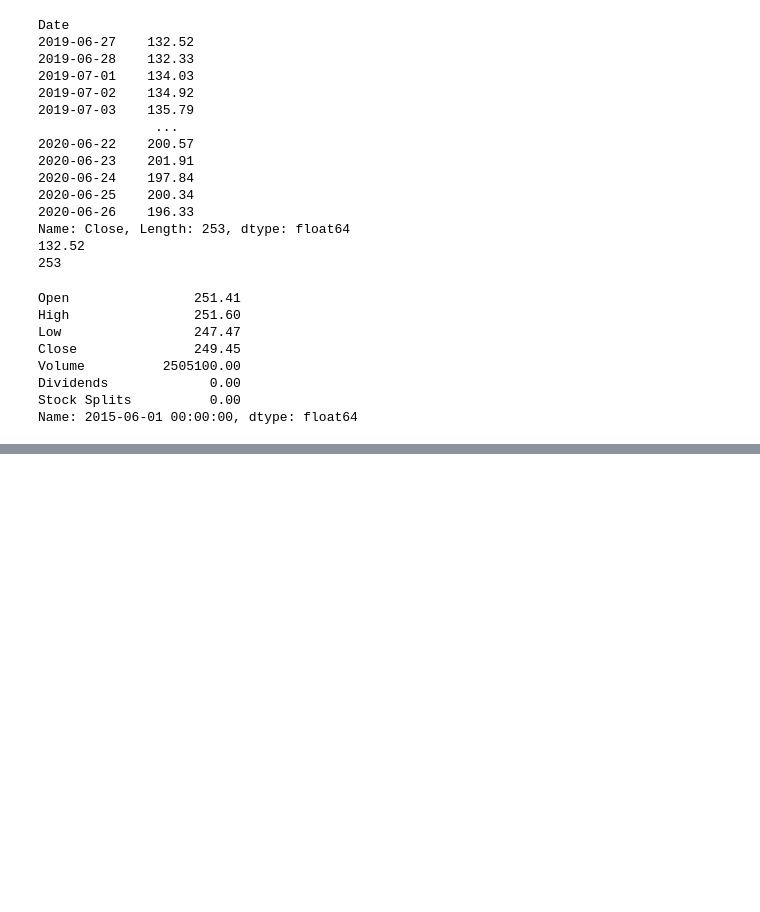
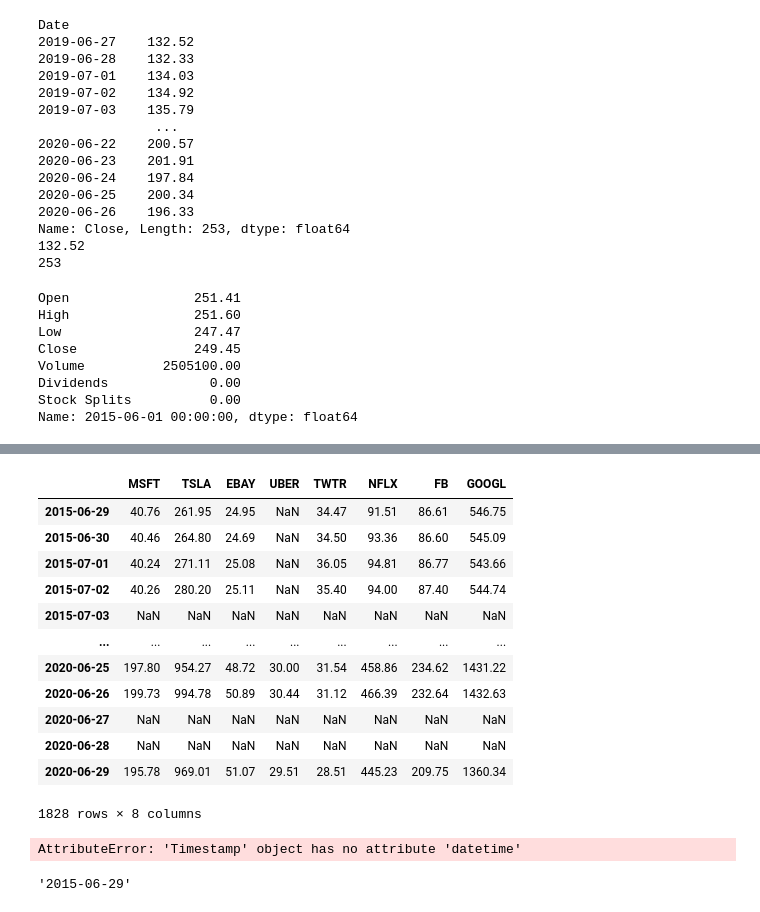
Before and after one commit to thedaysob/StockMarketWatch, a Jupyter notebook: StockAnalysis.ipynb, the cells around one changed output, grey strips where cells are left out. Cells and saved outputs as stored; diff of their text form; code cells hidden in the pictures; blank space fills up the shorter version.

```diff
--- a/StockAnalysis.ipynb
+++ b/StockAnalysis.ipynb
@@ -462,0 +528,24 @@ yf.Ticker('TSLA').history('5y').loc[start: end]
+# %%
+df
+# %% [output]
+|  | MSFT | TSLA | EBAY | UBER | TWTR | NFLX | FB | GOOGL |
+| 2015-06-29 | 40.76 | 261.95 | 24.95 | NaN | 34.47 | 91.51 | 86.61 | 546.75 |
+| 2015-06-30 | 40.46 | 264.80 | 24.69 | NaN | 34.50 | 93.36 | 86.60 | 545.09 |
+| 2015-07-01 | 40.24 | 271.11 | 25.08 | NaN | 36.05 | 94.81 | 86.77 | 543.66 |
+| 2015-07-02 | 40.26 | 280.20 | 25.11 | NaN | 35.40 | 94.00 | 87.40 | 544.74 |
+| 2015-07-03 | NaN | NaN | NaN | NaN | NaN | NaN | NaN | NaN |
+| ... | ... | ... | ... | ... | ... | ... | ... | ... |
+| 2020-06-25 | 197.80 | 954.27 | 48.72 | 30.00 | 31.54 | 458.86 | 234.62 | 1431.22 |
+| 2020-06-26 | 199.73 | 994.78 | 50.89 | 30.44 | 31.12 | 466.39 | 232.64 | 1432.63 |
+| 2020-06-27 | NaN | NaN | NaN | NaN | NaN | NaN | NaN | NaN |
+| 2020-06-28 | NaN | NaN | NaN | NaN | NaN | NaN | NaN | NaN |
+| 2020-06-29 | 195.78 | 969.01 | 51.07 | 29.51 | 28.51 | 445.23 | 209.75 | 1360.34 |
+1828 rows × 8 columns
+# %%
+start.datetime.now().strftime("%Y-%m-%d %H:%M:%S")
+# %% [output]
+AttributeError: 'Timestamp' object has no attribute 'datetime'
+# %%
+str(start)[:10]
+# %% [output]
+'2015-06-29'
```
Also changed, not shown: parts of 12 cells of this notebook.
